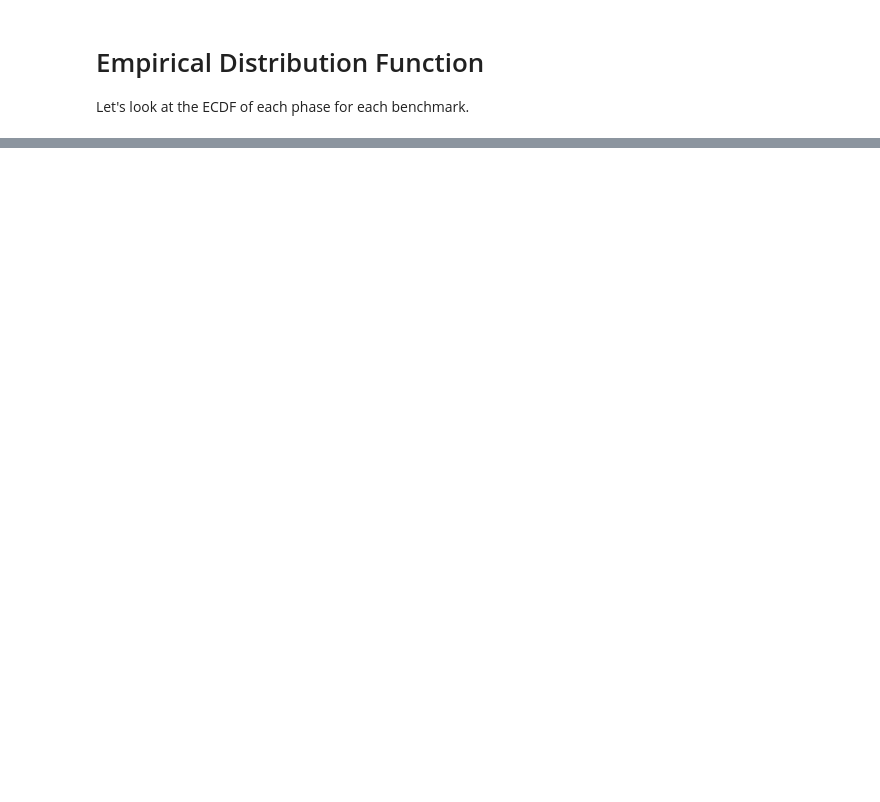
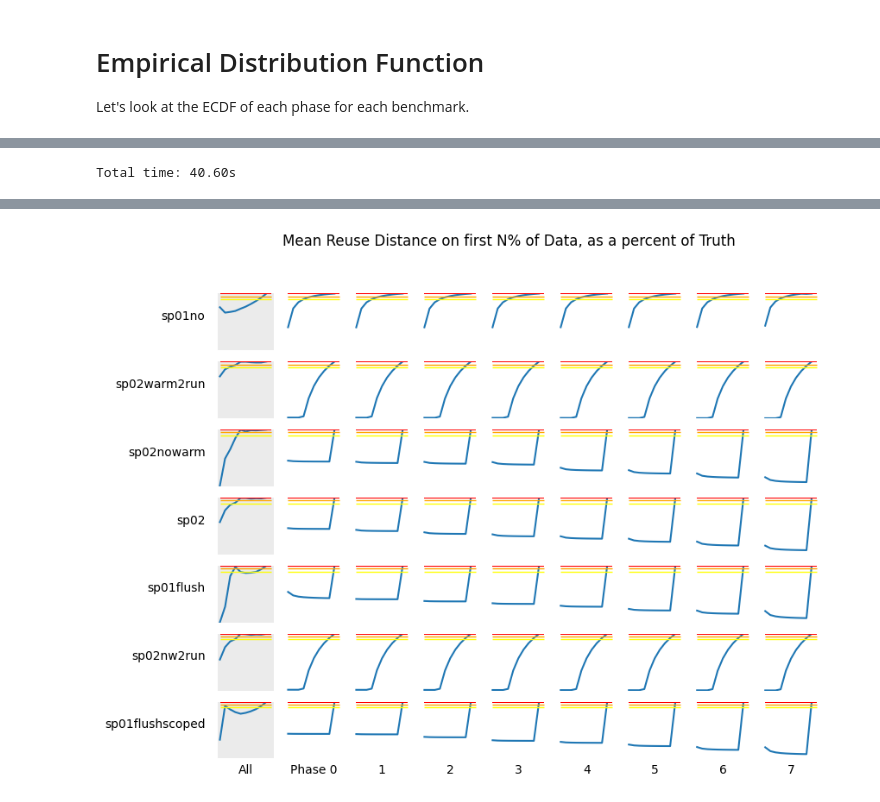
Before and after one commit to plavin/multifidelity, a Jupyter notebook: ParrotDataExploration.ipynb, the cells around one changed output, grey strips where cells are left out. Cells and saved outputs as stored; diff of their text form; code cells hidden in the pictures; blank space fills up the shorter version.

```diff
--- a/ParrotDataExploration.ipynb
+++ b/ParrotDataExploration.ipynb
@@ -206,0 +290,12 @@ for dd in iterData():
+# %%
+real_rd = {}
+approx_rd = {}
+
+st = time.time()
+for dd in iterData():
+    real_rd[dd['name']] = RDInfo(dd, reuse_distance)
+    #approx_rd[dd['name']] = RDInfo(dd, approx_reuse_distance)
+
+print(f'Total time: {time.time() - st:.2f}s')
+# %% [output]
+Total time: 40.60s
@@ -206,0 +316,58 @@ for dd in iterData():
+# %%
+# Let's look at how well we approximate the MRUD by only using the first n*.10 of the trace from n = 1 to 10
+
+#for name in real_rd:
+#    print(name)
+N=10
+def rud_vals(rd):
+    return [np.mean(rd[:int(((i+1)/N)*len(rd))]) for i in range(N)]
+
+def frac_difference(old, new):
+    return np.abs((new - old) / old)
+
+def pct_change_from_last(v):
+    v_last = v[-1]
+    return [1-frac_difference(v[-1], v[i]) for i in range(len(v))]
+
+def rud_plot(ax, rd):
+    if rd is np.nan:
+        return
+    vals_uncorrected = rud_vals(rd)
+    print(vals_uncorrected)
+    vals = pct_change_from_last(vals_uncorrected)
+    ax.plot(vals)
+    ax.hlines(y=vals[-1], xmin=0, xmax=len(vals), color='red')
+    ax.hlines(y=0.95, xmin=0, xmax=len(vals), color='orange', linewidth=1)
+    ax.hlines(y=0.90, xmin=0, xmax=len(vals), color='yellow', linewidth=1)
+    goTufte(ax)
+
+def rud_plot_row(ax, rdi, name):
+    rud_plot(ax[0], rdi.overall_rd)
+    for i in range(len(rdi.phase_rd)):
+        rud_plot(ax[i+1], rdi.phase_rd[i])
+
+    # Style stuff
+    ax[0].set_ylabel(name, rotation=0, labelpad=10, ha='right')
+    ax[0].set_facecolor('#ebebeb')
+    [goTufte(axi) for axi in ax]
+    [axi.set_ylim(0,1) for axi in ax]
+
+nrows = len(real_rd)
+ncols = MAX_PHASE+2
+
+fig, ax = plt.subplots(nrows=nrows, ncols=ncols)
+for i, name in enumerate(real_rd):
+    print(name)
+    rud_plot_row(ax[i], real_rd[name], name)
+
+    # Style stuff
+    if i == len(real_rd)-1:
+        ax[i][0].set_xlabel('All')
+        ax[i][1].set_xlabel('Phase 0')
+        for j in range(2,MAX_PHASE+2):
+            ax[i][j].set_xlabel(j-1)
+
+fig.set_size_inches((ncols, nrows))
+fig.suptitle('Mean Reuse Distance on first N% of Data, as a percent of Truth')
+plt.show()
+# %% [output]
@@ -206,0 +391 @@ for dd in iterData():
+[figure, added]
```
Also changed, not shown: parts of 17 cells of this notebook.
